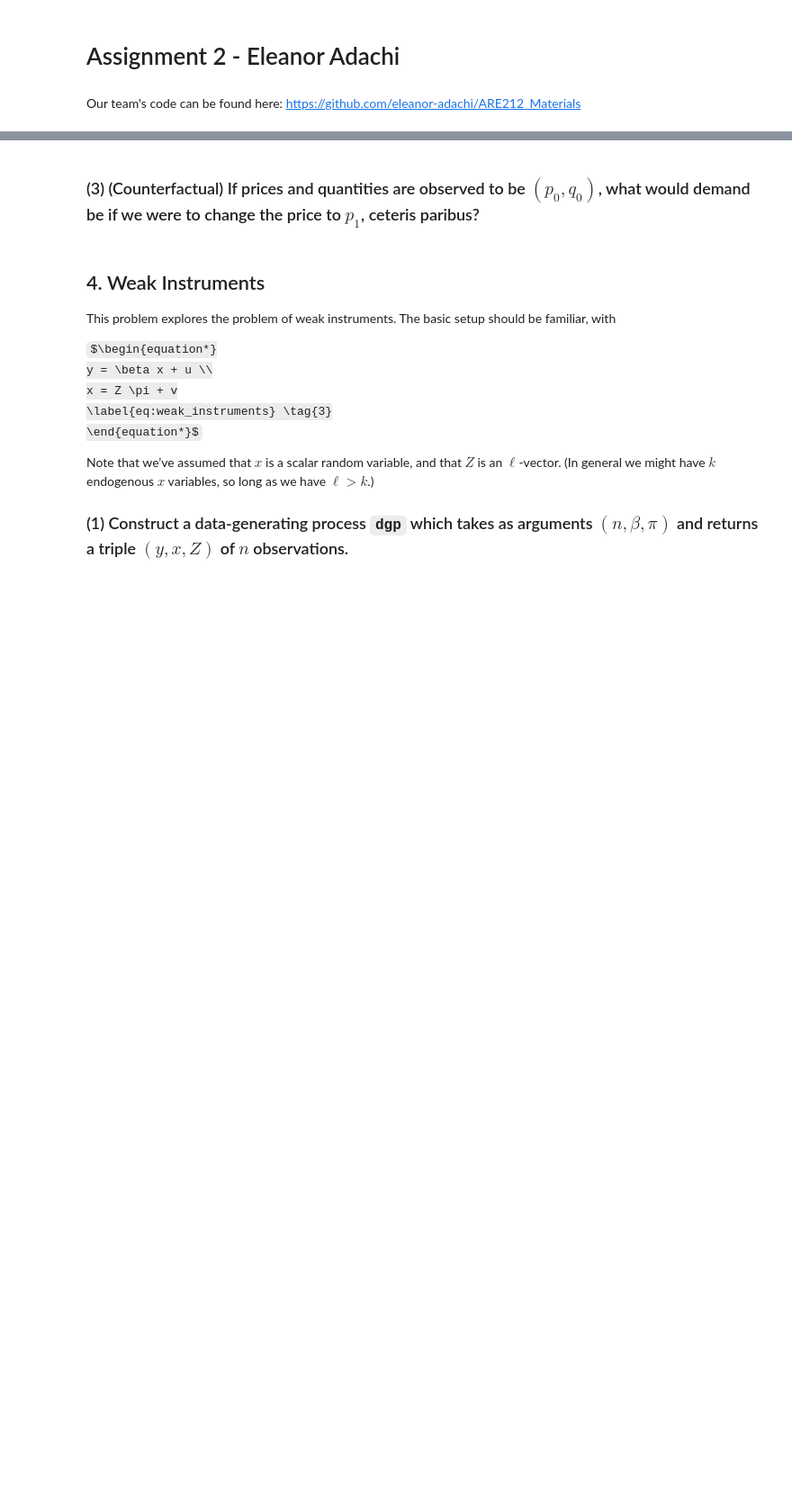
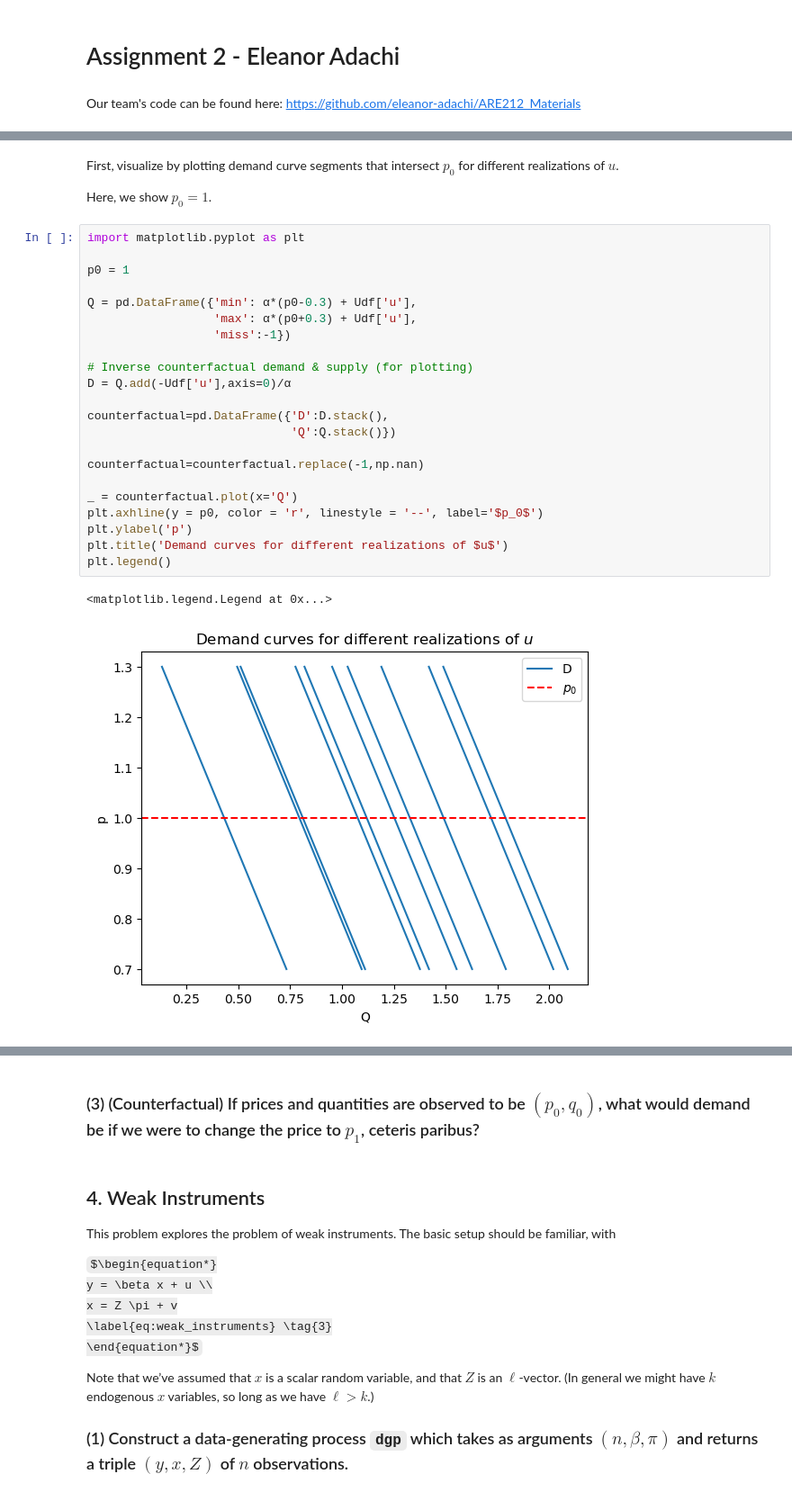
Before and after one commit to eleanor-adachi/ARE212_Materials, a Jupyter notebook: Assignments/assignment2/assignment2_ea.ipynb, the cells around one changed output, grey strips where cells are left out. Shown at 90% size. Drawn from its saved outputs; the diff is of its cells as text; some formulas as TeX source; blank space fills up the shorter version.

```diff
--- a/Assignments/assignment2/assignment2_ea.ipynb
+++ b/Assignments/assignment2/assignment2_ea.ipynb
@@ -24,0 +77,29 @@ Answers could be mathematical expressions, or code that answers the question for
+# %% [markdown]
+First, visualize by plotting demand curve segments that intersect $p_0$ for different realizations of $u$.
+
+Here, we show $p_0 = 1$.
+# %%
+import matplotlib.pyplot as plt
+
+p0 = 1
+
+Q = pd.DataFrame({'min': α*(p0-0.3) + Udf['u'],
+                  'max': α*(p0+0.3) + Udf['u'],
+                  'miss':-1})
+
+# Inverse counterfactual demand & supply (for plotting)
+D = Q.add(-Udf['u'],axis=0)/α
+
+counterfactual=pd.DataFrame({'D':D.stack(),
+                             'Q':Q.stack()})
+
+counterfactual=counterfactual.replace(-1,np.nan)
+
+_ = counterfactual.plot(x='Q')
+plt.axhline(y = p0, color = 'r', linestyle = '--', label='$p_0$')
+plt.ylabel('p')
+plt.title('Demand curves for different realizations of $u$')
+plt.legend()
+# %% [output]
+<matplotlib.legend.Legend at 0x...>
+[figure, added]
```
Also changed, not shown: parts of 12 cells of this notebook.
